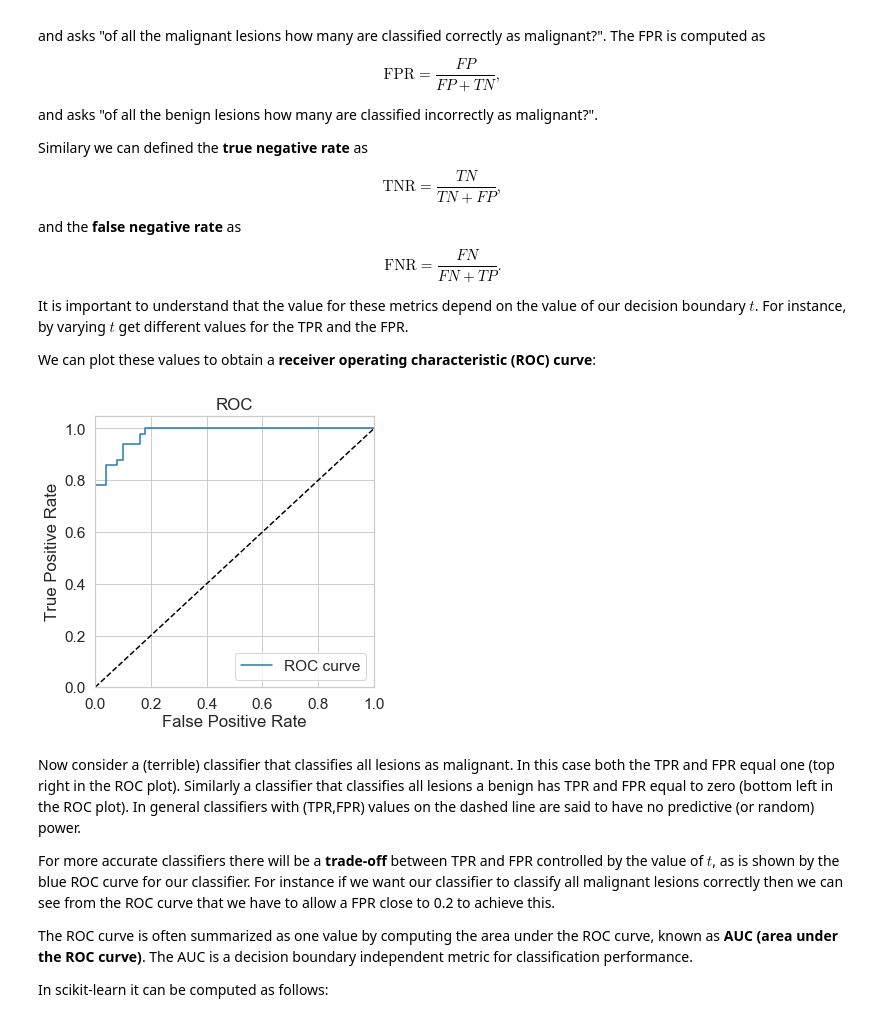
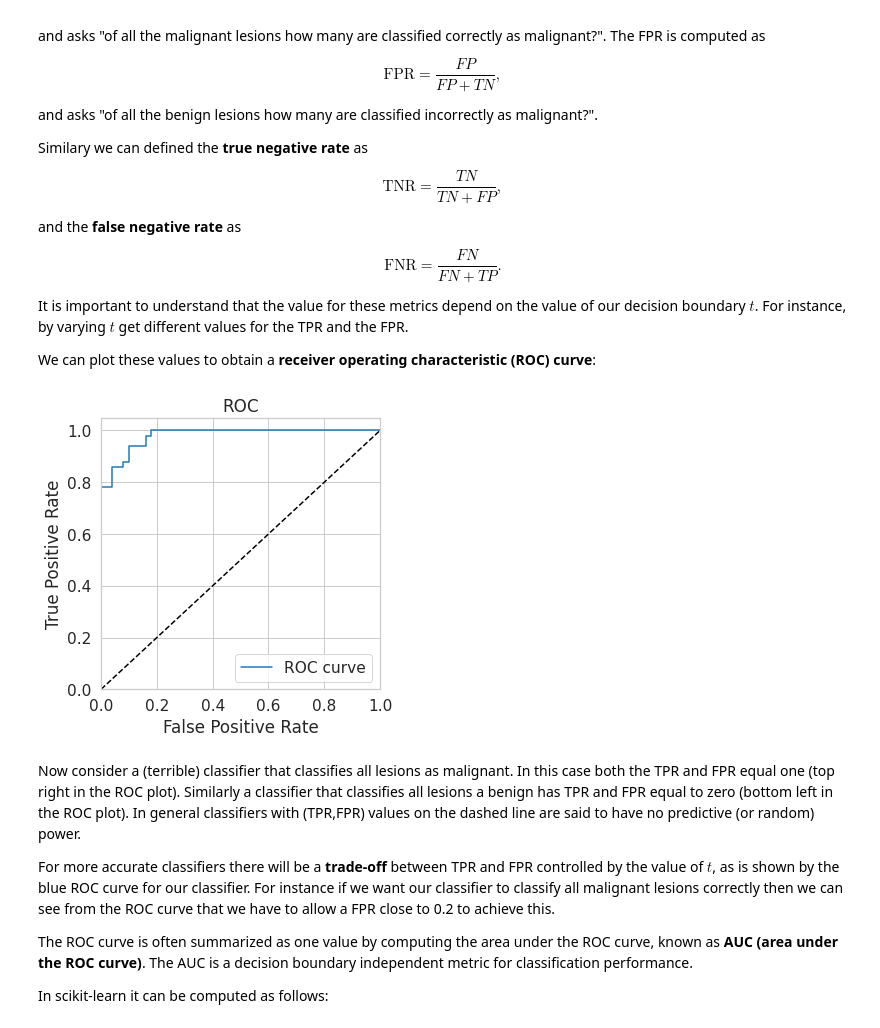
Before and after one commit to mtthsmoore/PRACTUNFINISHED_class_K-means, a Jupyter notebook: notebooks/0_introduction/0_Introduction.ipynb, the cells around one changed output. Drawn from its saved outputs; the diff is of its cells as text; code cells hidden in the pictures.

```diff
--- a/notebooks/0_introduction/0_Introduction.ipynb
+++ b/notebooks/0_introduction/0_Introduction.ipynb
@@ -32,7 +47,7 @@ According to the experts the ellipse eccentricity of a lesion (how circular the
 
 Let's load this data set. We read the tab-separated file *eccentricity.csv* in a Python Pandas DataFrame:
 # %%
-dataset_ecc = pd.read_csv("eccentricity.csv",sep='\t')
+dataset_ecc = pd.read_csv("https://github.com/sdgroeve/Machine_Learning_course_UGent_D012554/raw/master/notebooks/0_introduction/eccentricity.csv",sep='\t')
 print("First 5 data points:")
 print()
 print(dataset_ecc.head(5))
@@ -169,15 +184,25 @@ $$\text{FNR}=\frac{FN}{FN+TP}.$$
 It is important to understand that the value for these metrics depend on the value of our decision boundary $t$. For instance, by varying $t$ get different values for the TPR and the FPR.
 
 We can plot these values to obtain a **receiver operating characteristic (ROC) curve**:
-# %%
-fpr, tpr, thresholds = metrics.roc_curve(dataset_ecc['label'],
-                                         dataset_ecc['Eccentricity'], pos_label=1)
-
-plt.figure(figsize=(5,5))
-compomics_import.plot_ROC(fpr,tpr)
-plt.show()
-# %% [output]
-[figure, removed]
+# %%
+from sklearn.metrics import plot_roc_curve
+
+fpr, tpr, thresholds = metrics.roc_curve(dataset_ecc['label'],
+                                         dataset_ecc['Eccentricity'], pos_label=1)
+
+
+plt.figure(figsize=(5,5))
+plt.plot(fpr, tpr, label='ROC curve')
+plt.plot([0, 1], [0, 1], 'k--')
+plt.xlim([0.0, 1.0])
+plt.ylim([0.0, 1.05])
+plt.xlabel('False Positive Rate')
+plt.ylabel('True Positive Rate')
+plt.title('ROC')
+plt.legend(loc="lower right")
+plt.show()
+# %% [output]
+[figure, added]
 # %% [markdown]
 Now consider a (terrible) classifier that classifies all lesions as malignant. In this case both the TPR and FPR equal one (top right in the ROC plot). Similarly a classifier that classifies all lesions a benign has TPR and FPR equal to zero (bottom left in the ROC plot). In general classifiers with (TPR,FPR) values on the dashed line are said to have no predictive (or random) power.
 
```
Also changed, not shown: parts of 14 cells of this notebook.
